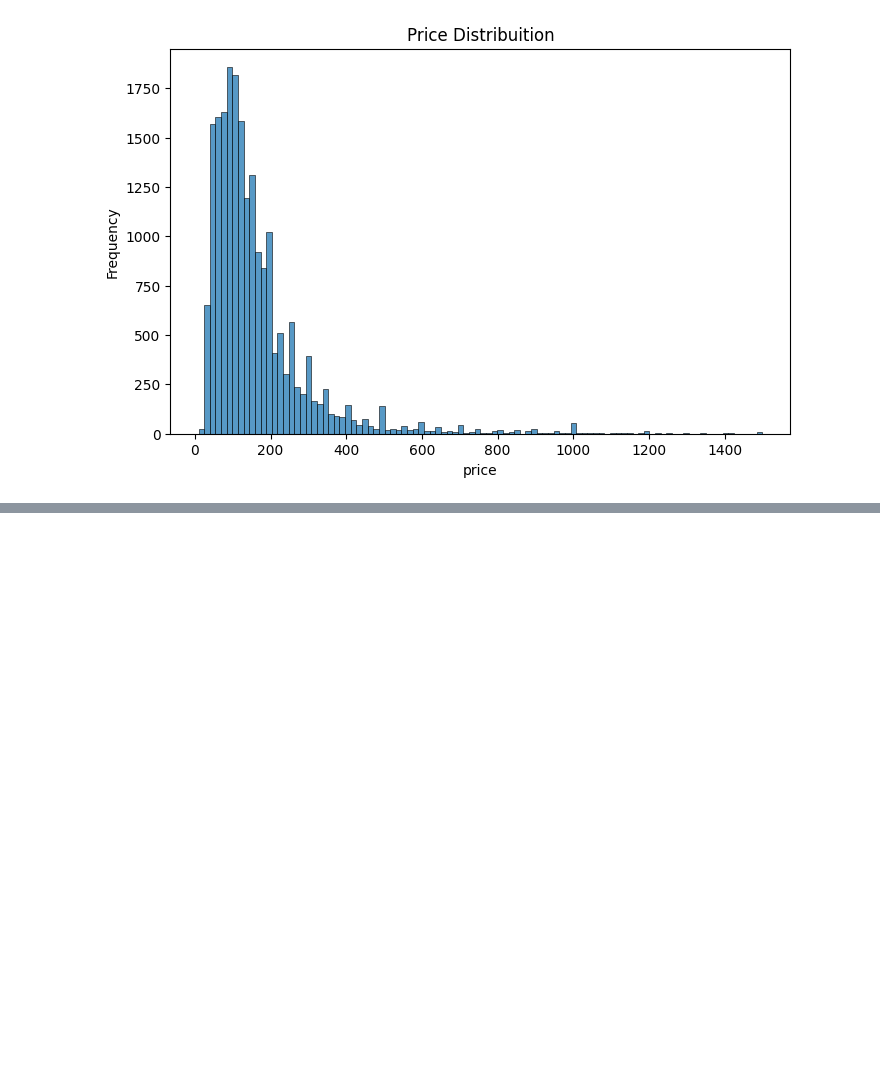
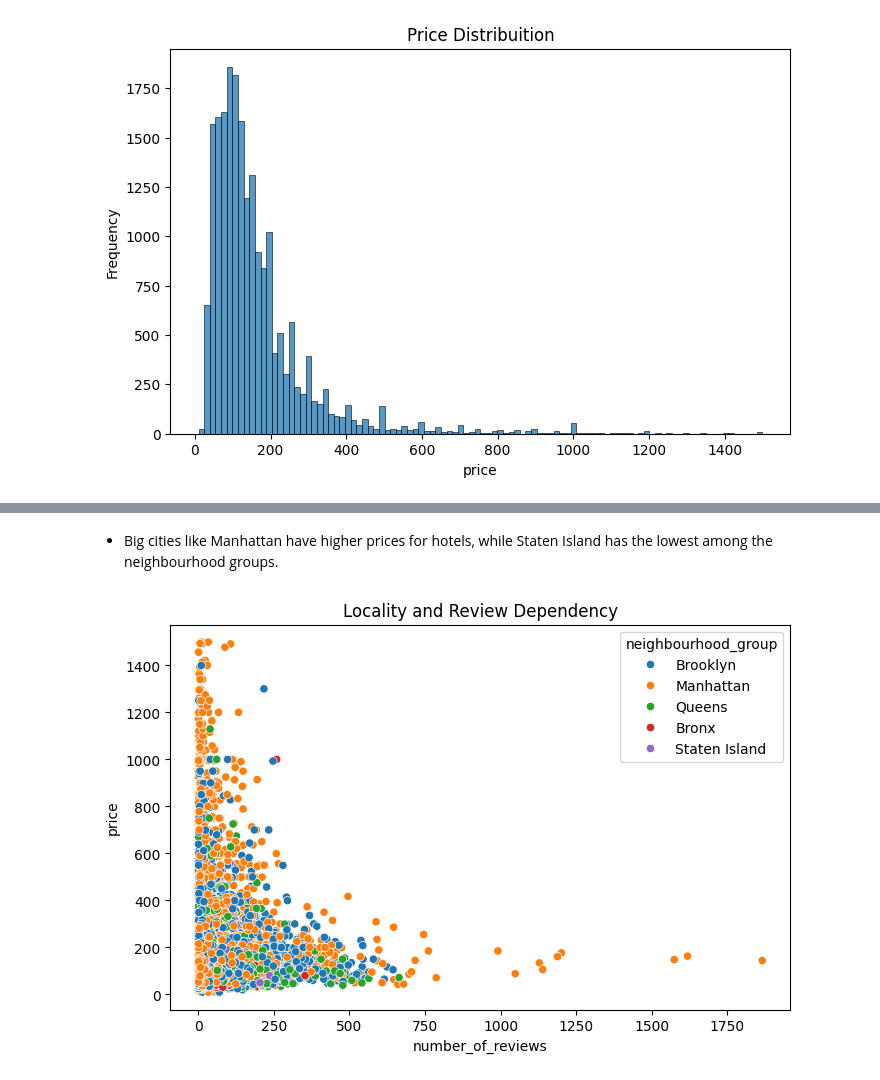
Before and after one commit to shahbhavya7/Machine_Learning_Practices, a Jupyter notebook: NewYork_Airbnb/model.ipynb, the cells around one changed output, grey strips where cells are left out. Drawn from its saved outputs; the diff is of its cells as text; code cells hidden in the pictures; blank space fills up the shorter version.

```diff
--- a/NewYork_Airbnb/model.ipynb
+++ b/NewYork_Airbnb/model.ipynb
@@ -195,0 +257,10 @@ plt.show()
+# %% [markdown]
+- Big cities like Manhattan have higher prices for hotels, while Staten Island has the lowest among the neighbourhood groups.
+# %%
+# number of reviews and price rel
+plt.figure(figsize=(8, 5))
+plt.title("Locality and Review Dependency")
+sns.scatterplot(data=df, x='number_of_reviews', y='price', hue='neighbourhood_group')
+plt.show()
+# %% [output]
+[figure, added]
```
Also changed, not shown: parts of 15 cells of this notebook.
